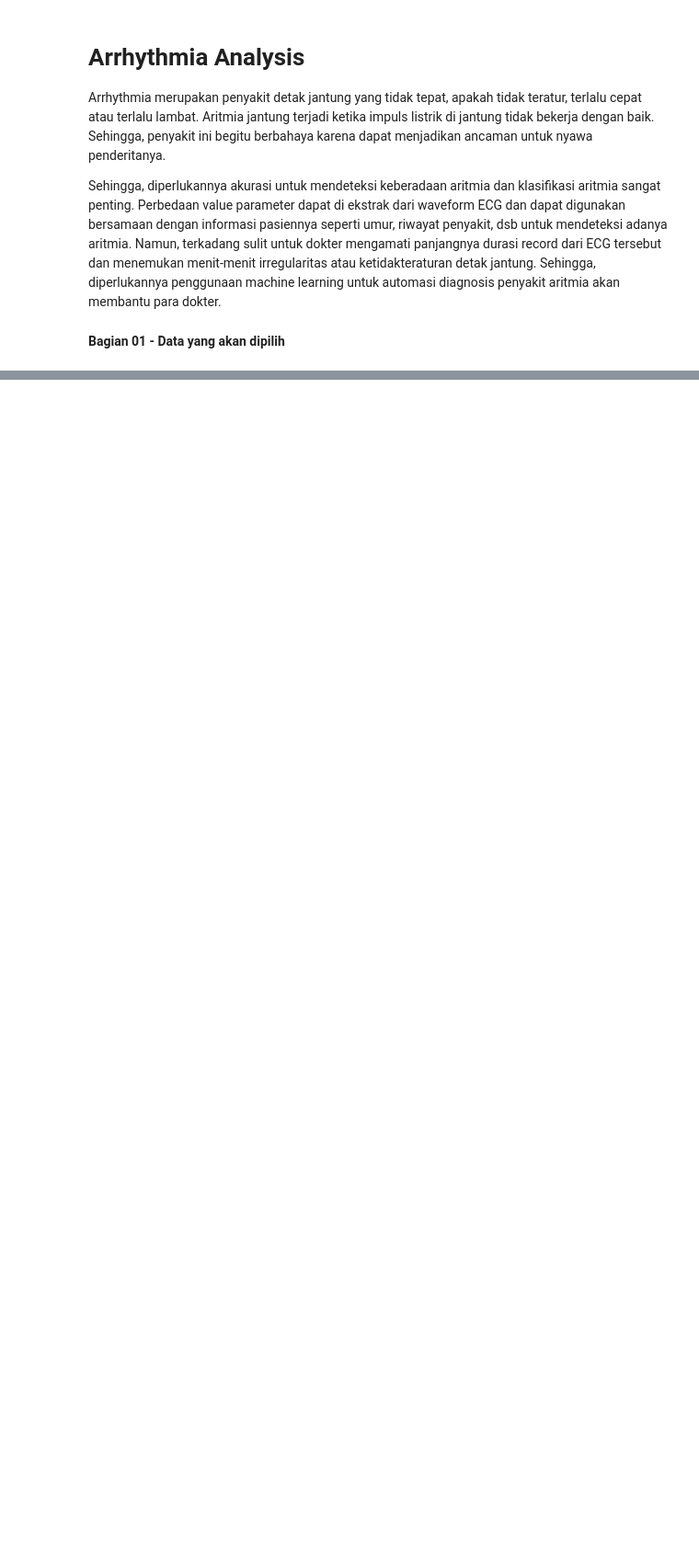
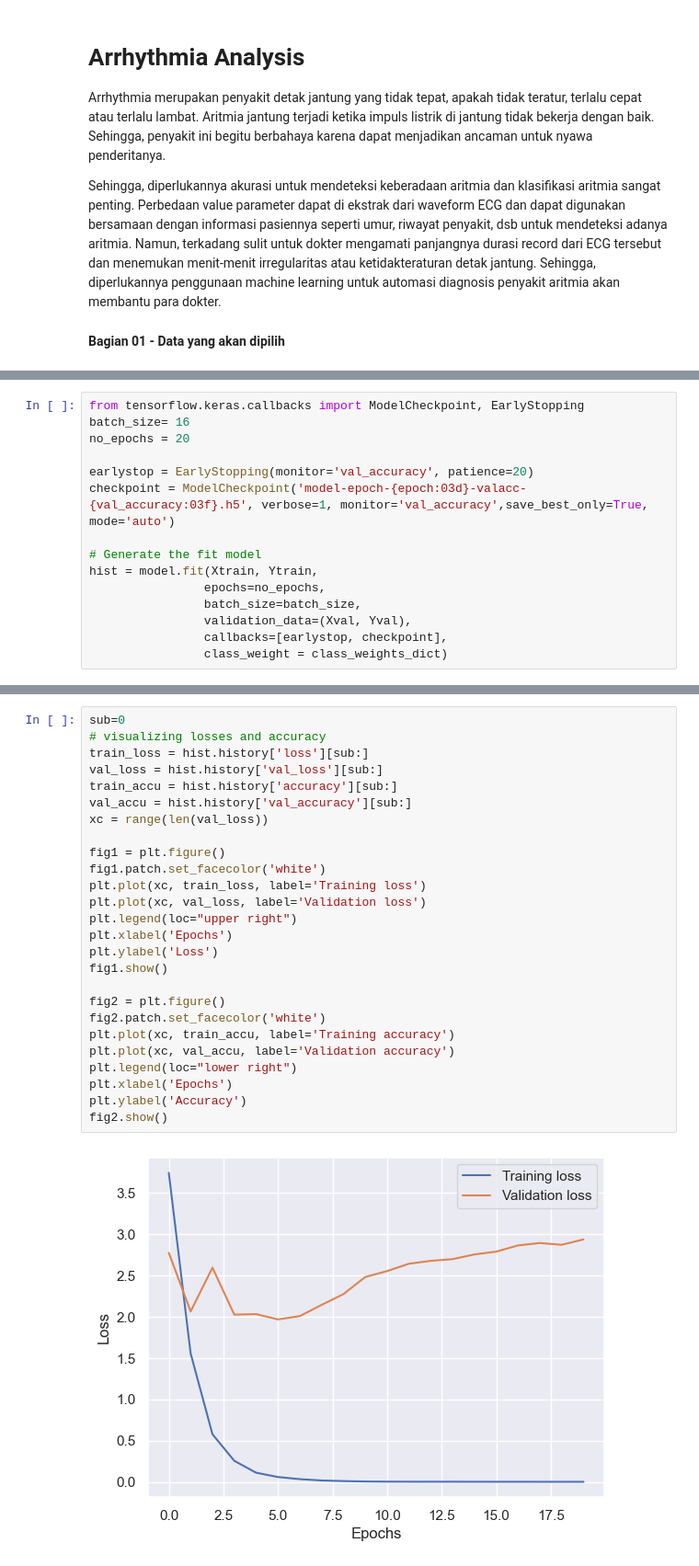
Before and after one commit to Kamize/Arrhythmia-Analysis, a Jupyter notebook: Arrhythmia-unsupervised-learning_Talitha Nabila-1301204516.ipynb, the cells around one changed output, grey strips where cells are left out. Shown at 92% size. Cells and saved outputs as stored; diff of their text form; blank space fills up the shorter version.

```diff
--- a/Arrhythmia-unsupervised-learning_Talitha Nabila-1301204516.ipynb
+++ b/Arrhythmia-unsupervised-learning_Talitha Nabila-1301204516.ipynb
@@ -25,0 +316,15 @@ FileNotFoundError: ignored
+# %%
+from tensorflow.keras.callbacks import ModelCheckpoint, EarlyStopping
+batch_size= 16
+no_epochs = 20
+
+earlystop = EarlyStopping(monitor='val_accuracy', patience=20)
+checkpoint = ModelCheckpoint('model-epoch-{epoch:03d}-valacc-{val_accuracy:03f}.h5', verbose=1, monitor='val_accuracy',save_best_only=True, mode='auto')
+
+# Generate the fit model
+hist = model.fit(Xtrain, Ytrain,
+                epochs=no_epochs,
+                batch_size=batch_size,
+                validation_data=(Xval, Yval),
+                callbacks=[earlystop, checkpoint],
+                class_weight = class_weights_dict)
@@ -25,0 +351,28 @@ FileNotFoundError: ignored
+# %%
+sub=0
+# visualizing losses and accuracy
+train_loss = hist.history['loss'][sub:]
+val_loss = hist.history['val_loss'][sub:]
+train_accu = hist.history['accuracy'][sub:]
+val_accu = hist.history['val_accuracy'][sub:]
+xc = range(len(val_loss))
+
+fig1 = plt.figure()
+fig1.patch.set_facecolor('white')
+plt.plot(xc, train_loss, label='Training loss')
+plt.plot(xc, val_loss, label='Validation loss')
+plt.legend(loc="upper right")
+plt.xlabel('Epochs')
+plt.ylabel('Loss')
+fig1.show()
+
+fig2 = plt.figure()
+fig2.patch.set_facecolor('white')
+plt.plot(xc, train_accu, label='Training accuracy')
+plt.plot(xc, val_accu, label='Validation accuracy')
+plt.legend(loc="lower right")
+plt.xlabel('Epochs')
+plt.ylabel('Accuracy')
+fig2.show()
+# %% [output]
+[figure, added]
```
Also changed, not shown: parts of 33 cells of this notebook, 10 other files.
